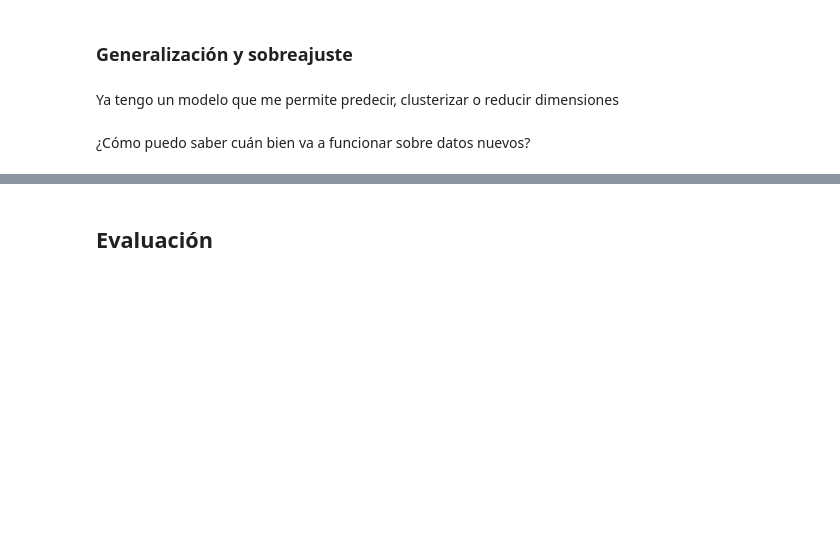
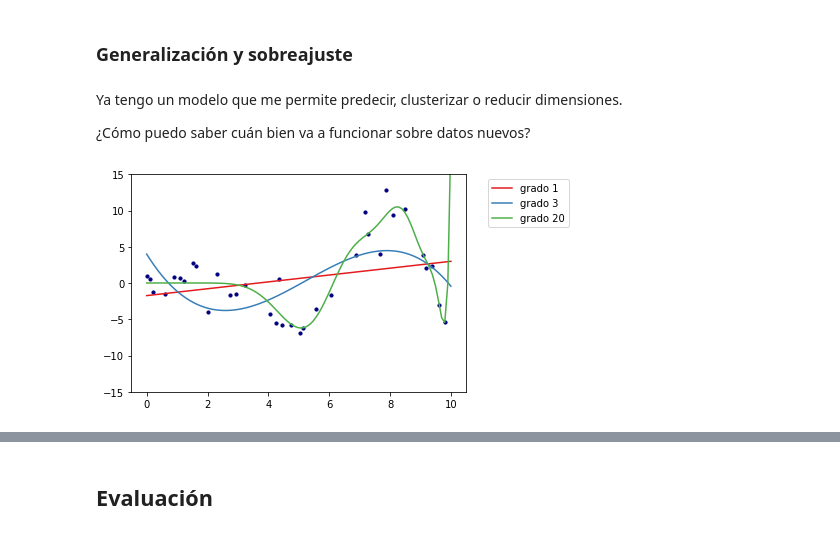
Before and after one commit to institutohumai/cursos-python, a Jupyter notebook: MachineLearning/Introduccion_a_ML.ipynb, the cells around one changed output, grey strips where cells are left out. Saved outputs shown, nothing was run; the diff lists cells and outputs as text; code cells hidden in the pictures; blank space fills up the shorter version.

```diff
--- a/MachineLearning/Introduccion_a_ML.ipynb
+++ b/MachineLearning/Introduccion_a_ML.ipynb
@@ -170,7 +194,50 @@ PCA (Reducción de dimensiones)
 # %% [markdown]
 ### Generalización y sobreajuste
 # %% [markdown]
-Ya tengo un modelo que me permite predecir, clusterizar o reducir dimensiones
+Ya tengo un modelo que me permite predecir, clusterizar o reducir dimensiones.
+
+¿Cómo puedo saber cuán bien va a funcionar sobre datos nuevos?
-# %% [markdown]
-¿Cómo puedo saber cuán bien va a funcionar sobre datos nuevos?
+# %%
+from matplotlib.cm import get_cmap
+import matplotlib.pyplot as plt
+from sklearn.linear_model import Ridge
+from sklearn.preprocessing import PolynomialFeatures
+
+def f(x):
+    """Función a aproximar por interpolación polinomial"""
+    return x * np.sin(x)
+
+grados = [1, 3, 20]
+
+# Generamos algunos puntos de la función
+x = np.linspace(0, 10, 100)
+np.random.shuffle(x)
+x = np.sort(x[:35])
+y = f(x) + np.random.normal(size=x.shape) * 2
+
+# Puntos para plotear
+x_plot = np.linspace(0, 10, 100)
+
+# Pasamos a formato matriz
+X = x[:, np.newaxis]
+X_plot = x_plot[:, np.newaxis]
+
+plt.scatter(x, y, color='navy', s=10, marker='o')
+
+for i, grado in enumerate(grados):
+    poly = PolynomialFeatures(grado)
+    X_poly = poly.fit_transform(X)
+
+    model = LinearRegression()
+    model.fit(X_poly, y)
+
+    y_plot = model.predict(poly.fit_transform(X_plot))
+
+    plt.plot(x_plot, y_plot, color=get_cmap('Set1')(i), label=f"grado {grado}")
+
+plt.legend(bbox_to_anchor=(1.05, 1), loc='upper left')
+plt.ylim(-15,15)
+plt.show()
+# %% [output]
+[figure, added]
 # %% [markdown]
```
Also changed, not shown: parts of 60 cells of this notebook.
